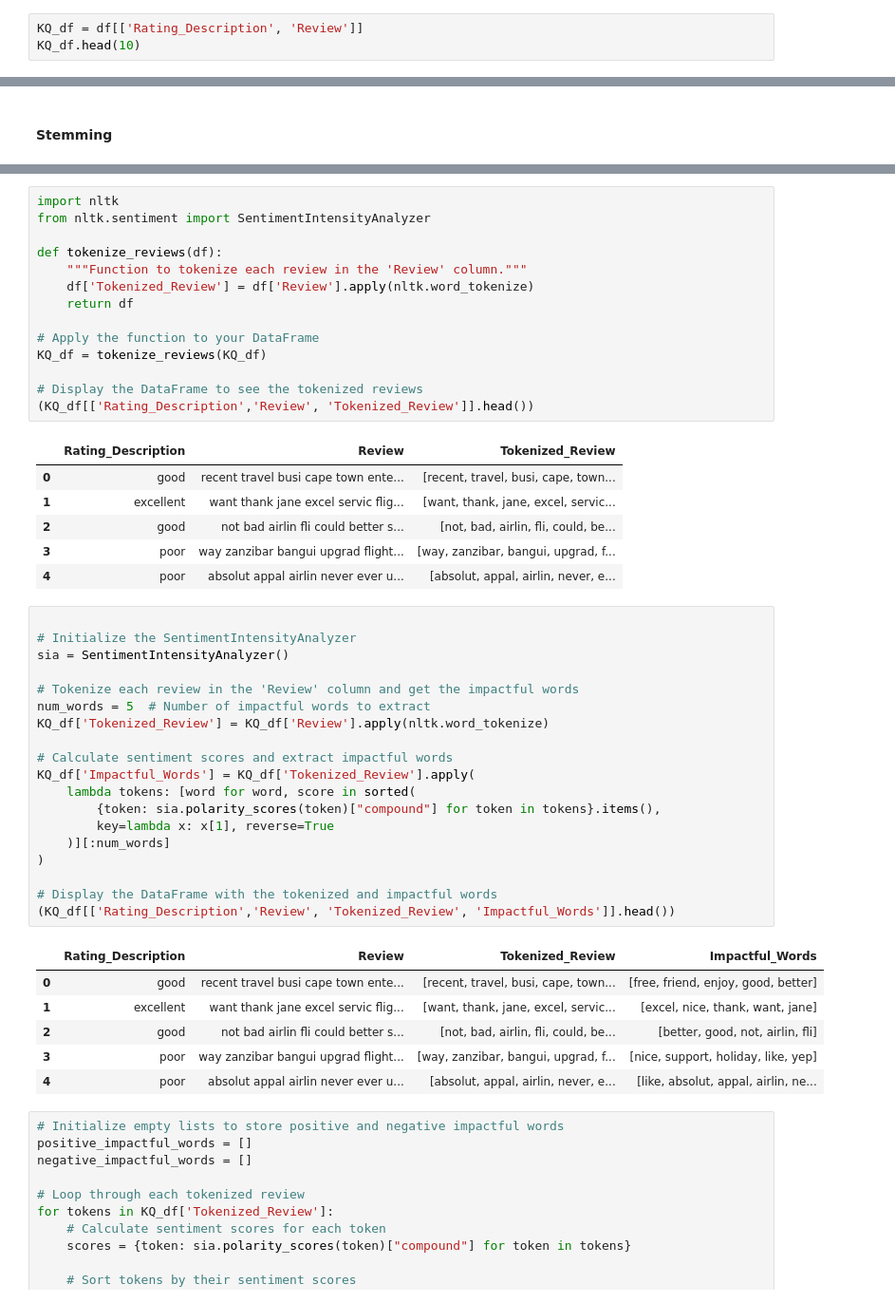
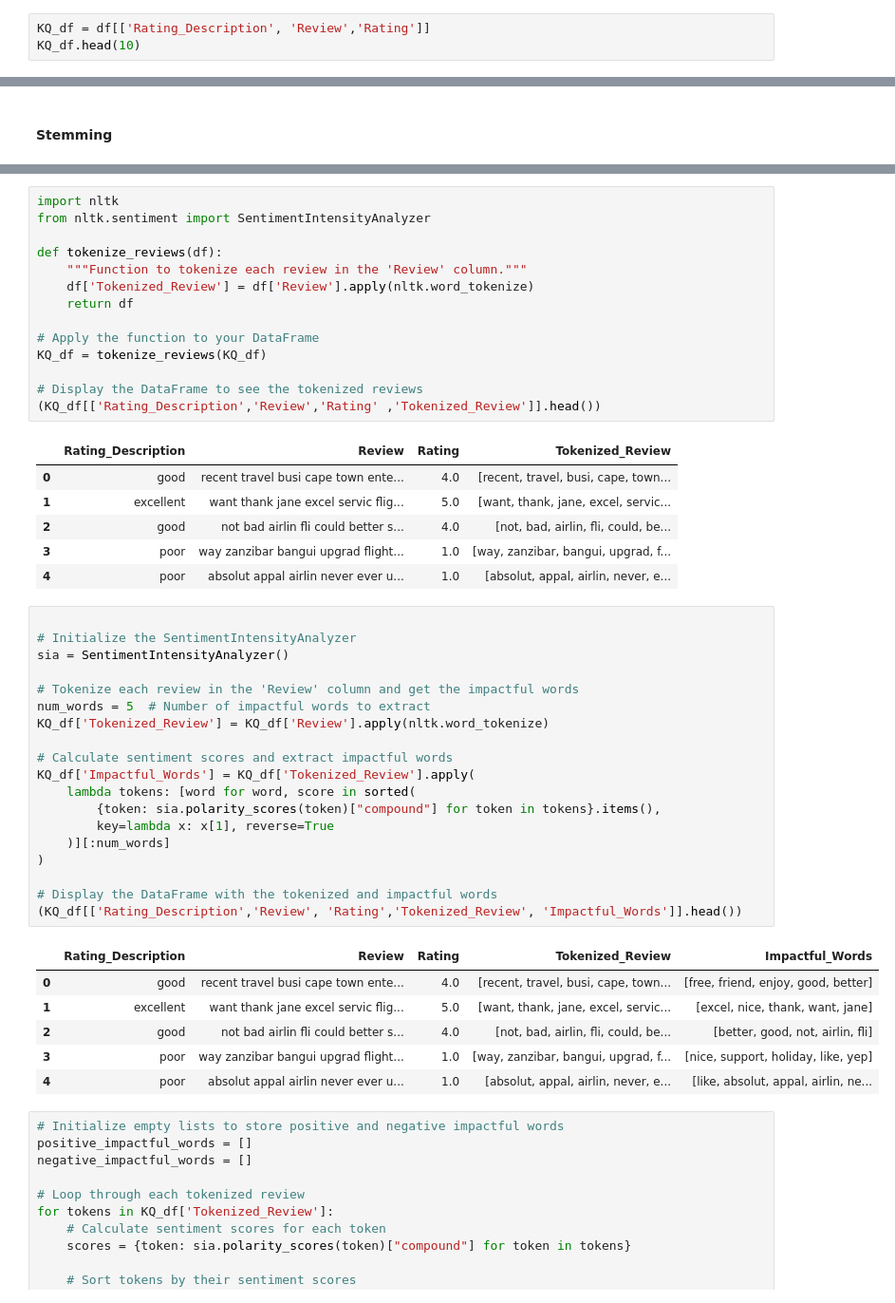
Before and after one commit to JEr1yAnalst/CAPSTONE-PROJECT-sentiment-analysis, a Jupyter notebook: notebook.ipynb, the cells around one changed output, grey strips where cells are left out. Shown at 95% size. Saved outputs shown, nothing was run; the diff lists cells and outputs as text.

```diff
--- a/notebook.ipynb
+++ b/notebook.ipynb
@@ -397,6 +397,6 @@ Index(['Date3', 'Departures', 'Class', 'Review', 'Rating',
        'Rating_Description'],
       dtype='object')
 # %%
-KQ_df = df[['Rating_Description', 'Review']]
+KQ_df = df[['Rating_Description', 'Review','Rating']]
 KQ_df.head(10)
 # %% [output]
@@ -637,40 +637,40 @@ def tokenize_reviews(df):
 KQ_df = tokenize_reviews(KQ_df)
 
 # Display the DataFrame to see the tokenized reviews
-(KQ_df[['Rating_Description','Review', 'Tokenized_Review']].head())
+(KQ_df[['Rating_Description','Review','Rating' ,'Tokenized_Review']].head())
 # %% [output]
-|  | Rating_Description | Review | Tokenized_Review |
-| 0 | good | recent travel busi cape town ente... | [recent, travel, busi, cape, town... |
-| 1 | excellent | want thank jane excel servic flig... | [want, thank, jane, excel, servic... |
-| 2 | good | not bad airlin fli could better s... | [not, bad, airlin, fli, could, be... |
-| 3 | poor | way zanzibar bangui upgrad flight... | [way, zanzibar, bangui, upgrad, f... |
-| 4 | poor | absolut appal airlin never ever u... | [absolut, appal, airlin, never, e... |
+|  | Rating_Description | Review | Rating | Tokenized_Review |
+| 0 | good | recent travel busi cape town ente... | 4.0 | [recent, travel, busi, cape, town... |
+| 1 | excellent | want thank jane excel servic flig... | 5.0 | [want, thank, jane, excel, servic... |
+| 2 | good | not bad airlin fli could better s... | 4.0 | [not, bad, airlin, fli, could, be... |
+| 3 | poor | way zanzibar bangui upgrad flight... | 1.0 | [way, zanzibar, bangui, upgrad, f... |
+| 4 | poor | absolut appal airlin never ever u... | 1.0 | [absolut, appal, airlin, never, e... |
 # %%
 
 # Initialize the SentimentIntensityAnalyzer
 sia = SentimentIntensityAnalyzer()
 
 # Tokenize each review in the 'Review' column and get the impactful words
 num_words = 5  # Number of impactful words to extract
 KQ_df['Tokenized_Review'] = KQ_df['Review'].apply(nltk.word_tokenize)
 
 # Calculate sentiment scores and extract impactful words
 KQ_df['Impactful_Words'] = KQ_df['Tokenized_Review'].apply(
     lambda tokens: [word for word, score in sorted(
         {token: sia.polarity_scores(token)["compound"] for token in tokens}.items(),
         key=lambda x: x[1], reverse=True
     )][:num_words]
 )
 
 # Display the DataFrame with the tokenized and impactful words
-(KQ_df[['Rating_Description','Review', 'Tokenized_Review', 'Impactful_Words']].head())
+(KQ_df[['Rating_Description','Review', 'Rating','Tokenized_Review', 'Impactful_Words']].head())
 # %% [output]
-|  | Rating_Description | Review | Tokenized_Review | Impactful_Words |
-| 0 | good | recent travel busi cape town ente... | [recent, travel, busi, cape, town... | [free, friend, enjoy, good, better] |
-| 1 | excellent | want thank jane excel servic flig... | [want, thank, jane, excel, servic... | [excel, nice, thank, want, jane] |
-| 2 | good | not bad airlin fli could better s... | [not, bad, airlin, fli, could, be... | [better, good, not, airlin, fli] |
-| 3 | poor | way zanzibar bangui upgrad flight... | [way, zanzibar, bangui, upgrad, f... | [nice, support, holiday, like, yep] |
-| 4 | poor | absolut appal airlin never ever u... | [absolut, appal, airlin, never, e... | [like, absolut, appal, airlin, ne... |
+|  | Rating_Description | Review | Rating | Tokenized_Review | Impactful_Words |
+| 0 | good | recent travel busi cape town ente... | 4.0 | [recent, travel, busi, cape, town... | [free, friend, enjoy, good, better] |
+| 1 | excellent | want thank jane excel servic flig... | 5.0 | [want, thank, jane, excel, servic... | [excel, nice, thank, want, jane] |
+| 2 | good | not bad airlin fli could better s... | 4.0 | [not, bad, airlin, fli, could, be... | [better, good, not, airlin, fli] |
+| 3 | poor | way zanzibar bangui upgrad flight... | 1.0 | [way, zanzibar, bangui, upgrad, f... | [nice, support, holiday, like, yep] |
+| 4 | poor | absolut appal airlin never ever u... | 1.0 | [absolut, appal, airlin, never, e... | [like, absolut, appal, airlin, ne... |
 # %%
 # Initialize empty lists to store positive and negative impactful words
 positive_impactful_words = []
```
Also changed, not shown: parts of 78 cells of this notebook, 3 other files.
